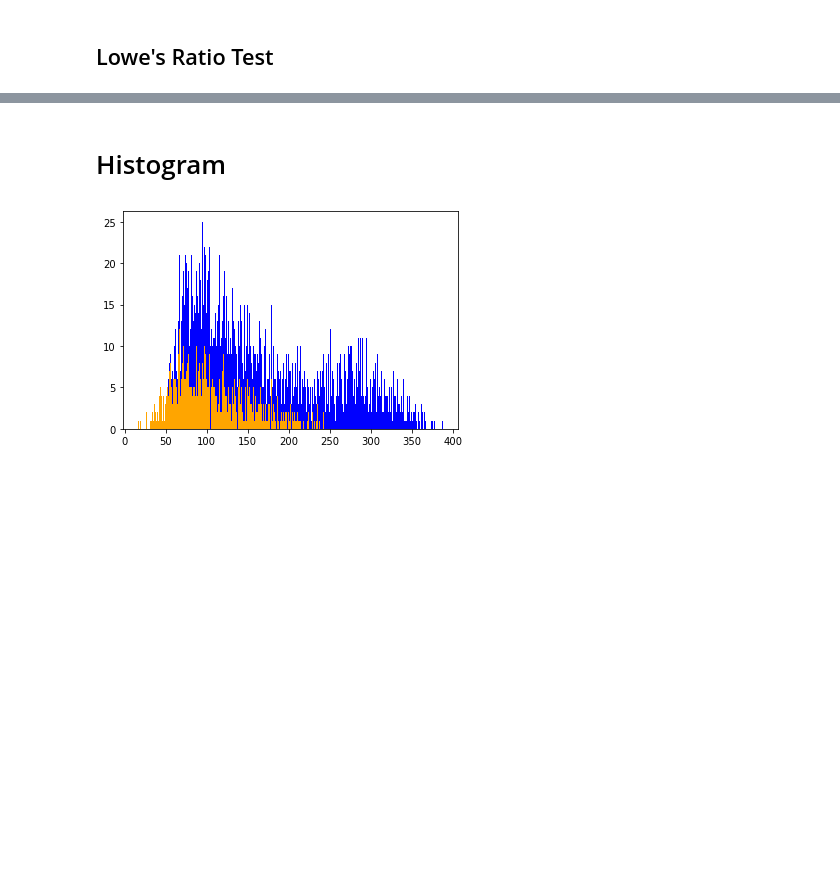
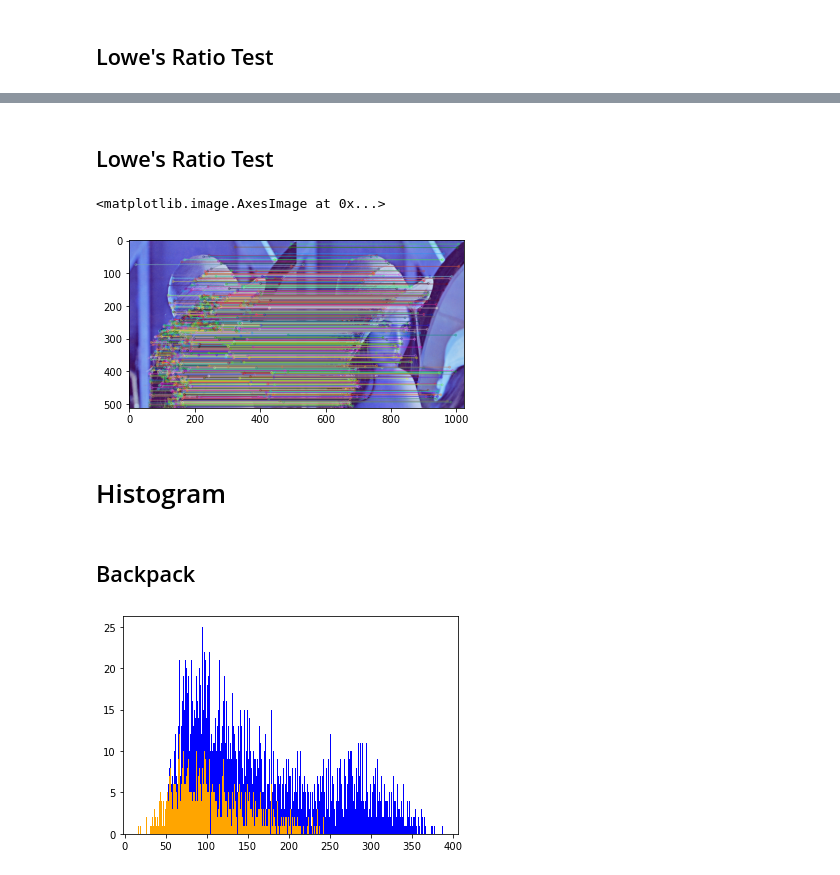
Before and after one commit to Xeposem/ELEC474, a Jupyter notebook: Lab4/PreLab/Main_WilliamDu_20100436.ipynb, the cells around one changed output, grey strips where cells are left out. Drawn from its saved outputs; the diff is of its cells as text; code cells hidden in the pictures; blank space fills up the shorter version.

```diff
--- a/Lab4/PreLab/Main_WilliamDu_20100436.ipynb
+++ b/Lab4/PreLab/Main_WilliamDu_20100436.ipynb
@@ -55,5 +90,20 @@ plt.imshow(img3BF)
+# %% [markdown]
+## Lowe's Ratio Test
+# %%
+lenagood = []
+for m,n in lenamatches:
+    if(m.distance < 0.75*n.distance):
+        lenagood.append([m])
+
+lenaimg3BF = cv.drawMatchesKnn(lenaimg1,lenakp1,lenaimg2,lenakp2,lenagood,None,flags=2)
+plt.imshow(lenaimg3BF)
+# %% [output]
+<matplotlib.image.AxesImage at 0x...>
+[figure, added]
 # %% [markdown]
 # Histogram
+# %% [markdown]
+## Backpack
 # %%
 allmatches = dict()
 for m,n in matches:
```
Also changed, not shown: parts of 20 cells of this notebook, 2 other files.
